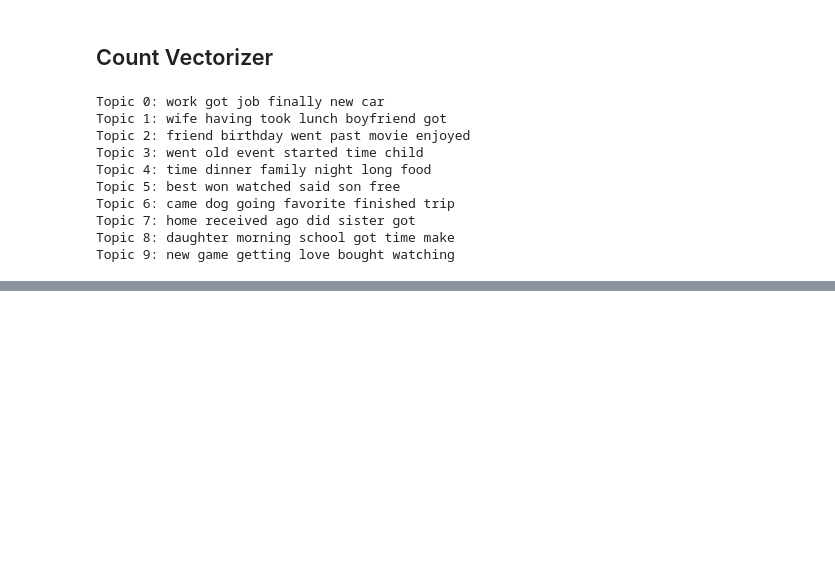
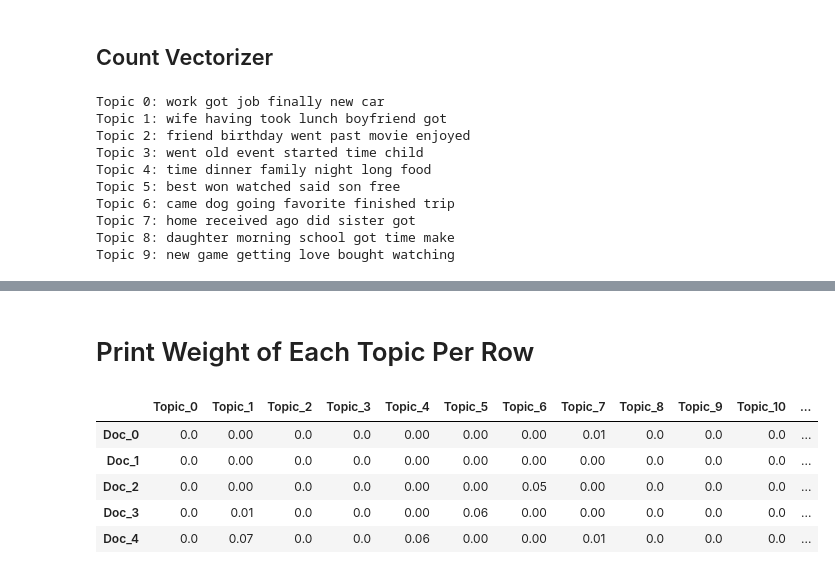
Before and after one commit to kaitlyn-k-zeichick/Project-4, a Jupyter notebook: Topic Modeling.ipynb, the cells around one changed output, grey strips where cells are left out. Saved outputs shown, nothing was run; the diff lists cells and outputs as text; code cells hidden in the pictures; blank space fills up the shorter version.

```diff
--- a/Topic Modeling.ipynb
+++ b/Topic Modeling.ipynb
@@ -214,0 +325,21 @@ Topic 9: new game getting love bought watching
+# %%
+# I'm not using the function I created so that the variables are global.
+
+# Vectorize the data
+vectorizer = TfidfVectorizer(stop_words = extra_stoppers)
+doc_word = vectorizer.fit_transform(df.text_cleaned)
+
+# Instantiate the model
+model = NMF(17)
+doc_topic = model.fit_transform(doc_word)
+
+# Make a list of the words for classifications
+words = vectorizer.get_feature_names()
+t = model.components_.argsort(axis=1)[:,-1:-10:-1]
+topic_words = [[words[e] for e in l] for l in t]
+
+# Print the topics and their top 9 words.
+count = 0
+for topic_list in topic_words:
+    print('Topic ', count, ': ', *topic_list)
+    count += 1
@@ -214,0 +510,28 @@ Topic 9: new game getting love bought watching
+# %% [markdown]
+# Print Weight of Each Topic Per Row
+# %%
+test_doc = df.text_cleaned
+
+test_feature_matrix = vectorizer.transform(test_doc)
+
+test_output = model.transform(test_feature_matrix)
+
+# column names
+test_topicnames = ['Topic_' + str(i) for i in range(model.n_components)]
+
+# index names
+test_docnames = ['Doc_' + str(i) for i in range(len(test_doc))]
+
+# create a dataframe
+test_df_document_topic = pd.DataFrame(np.round(test_output,2), columns=test_topicnames, index=test_docnames)
+
+# dominant topic
+test_df_document_topic['dominant_topic'] = np.argmax(test_df_document_topic.values, axis=1)
+test_df_document_topic.head()
+# %% [output]
+|  | Topic_0 | Topic_1 | Topic_2 | Topic_3 | Topic_4 | Topic_5 | Topic_6 | Topic_7 | Topic_8 | Topic_9 | Topic_10 | ... |
+| Doc_0 | 0.0 | 0.00 | 0.0 | 0.0 | 0.00 | 0.00 | 0.00 | 0.01 | 0.0 | 0.0 | 0.0 | ... |
+| Doc_1 | 0.0 | 0.00 | 0.0 | 0.0 | 0.00 | 0.00 | 0.00 | 0.00 | 0.0 | 0.0 | 0.0 | ... |
+| Doc_2 | 0.0 | 0.00 | 0.0 | 0.0 | 0.00 | 0.00 | 0.05 | 0.00 | 0.0 | 0.0 | 0.0 | ... |
+| Doc_3 | 0.0 | 0.01 | 0.0 | 0.0 | 0.00 | 0.06 | 0.00 | 0.00 | 0.0 | 0.0 | 0.0 | ... |
+| Doc_4 | 0.0 | 0.07 | 0.0 | 0.0 | 0.06 | 0.00 | 0.00 | 0.01 | 0.0 | 0.0 | 0.0 | ... |
```
Also changed, not shown: parts of 36 cells of this notebook, 3 other files.
